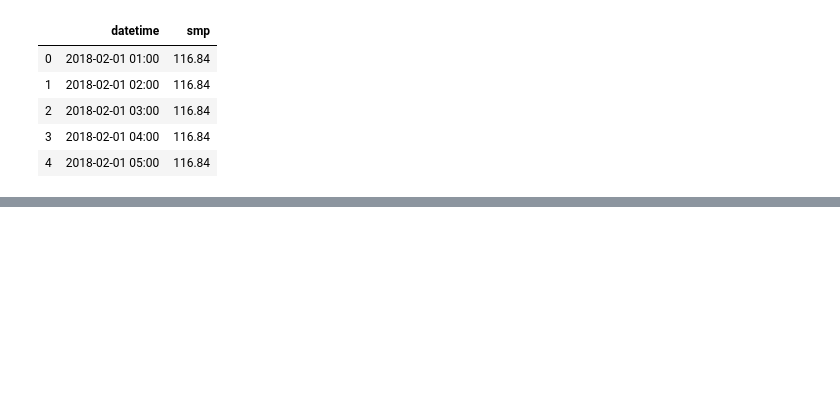
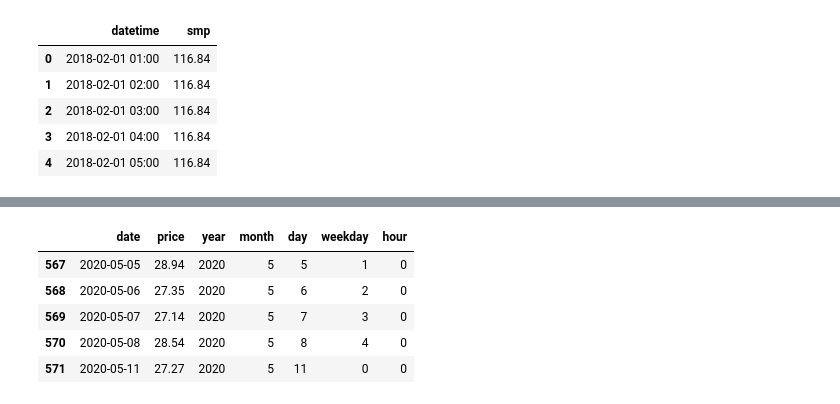
Before and after one commit to Kiminjo/electricity_usage_forecast, a Jupyter notebook: datetime_test.ipynb, the cells around one changed output, grey strips where cells are left out. Drawn from its saved outputs; the diff is of its cells as text; code cells hidden in the pictures; blank space fills up the shorter version.

```diff
--- a/datetime_test.ipynb
+++ b/datetime_test.ipynb
@@ -66,0 +100,9 @@ plt.show()
+# %%
+oil.tail()
+# %% [output]
+|  | date | price | year | month | day | weekday | hour |
+| 567 | 2020-05-05 | 28.94 | 2020 | 5 | 5 | 1 | 0 |
+| 568 | 2020-05-06 | 27.35 | 2020 | 5 | 6 | 2 | 0 |
+| 569 | 2020-05-07 | 27.14 | 2020 | 5 | 7 | 3 | 0 |
+| 570 | 2020-05-08 | 28.54 | 2020 | 5 | 8 | 4 | 0 |
+| 571 | 2020-05-11 | 27.27 | 2020 | 5 | 11 | 0 | 0 |
```
Also changed, not shown: parts of 9 cells of this notebook, 3 other files.
